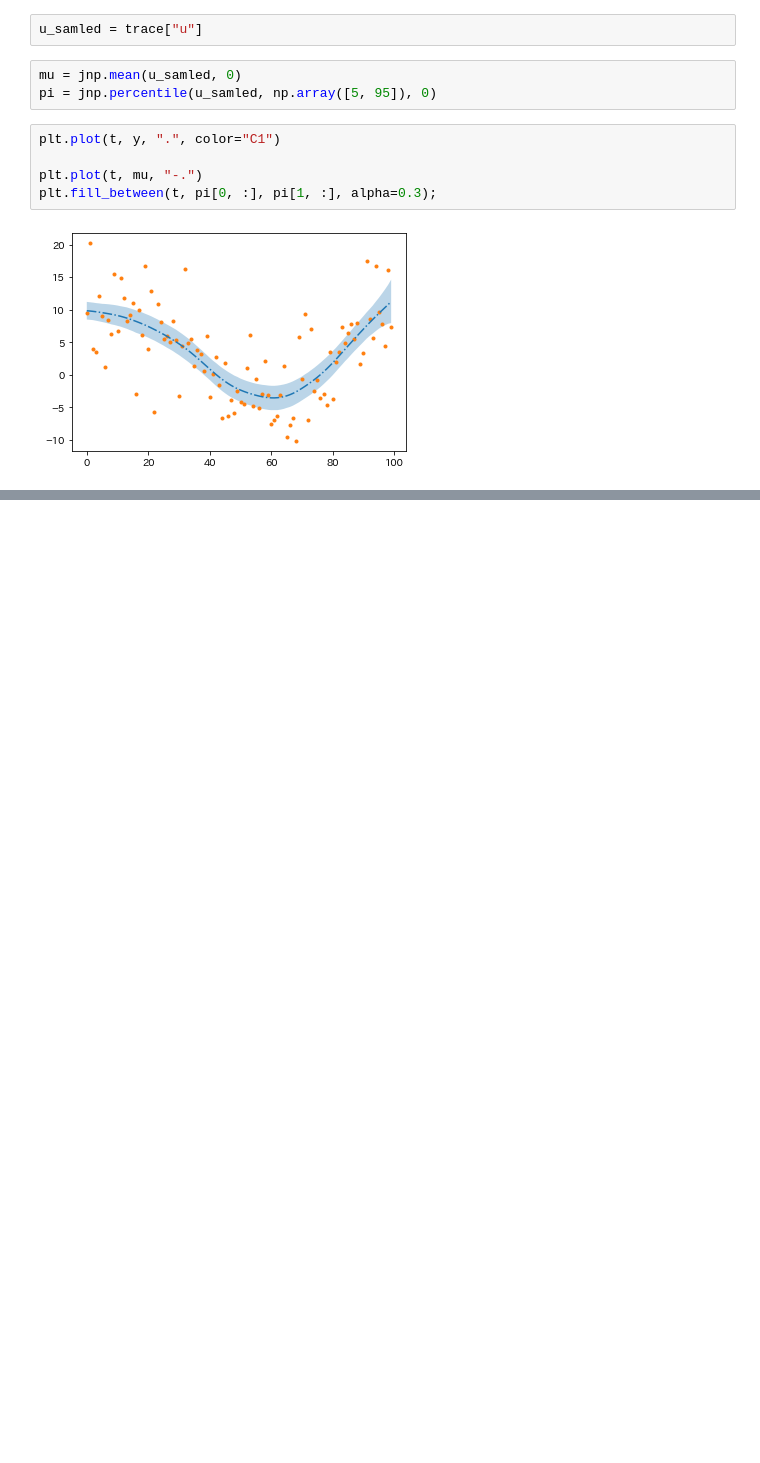
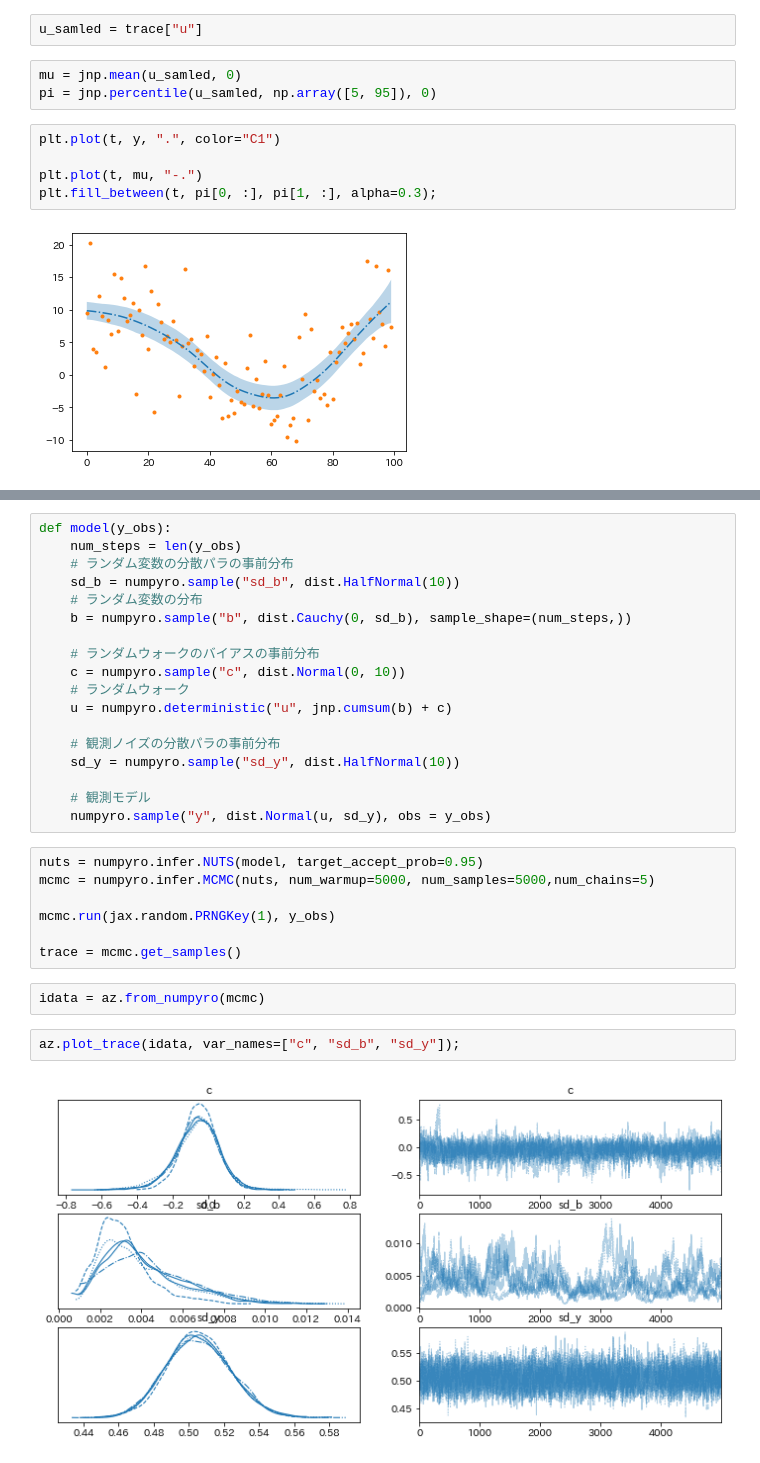
Before and after one commit to gomi-kuzu/practice_bayes_by_py, a Jupyter notebook: Ud_NPR_Ad_Sec6.ipynb, the cells around one changed output, grey strips where cells are left out. Drawn from its saved outputs; the diff is of its cells as text; blank space fills up the shorter version.

```diff
--- a/Ud_NPR_Ad_Sec6.ipynb
+++ b/Ud_NPR_Ad_Sec6.ipynb
@@ -160,0 +188,31 @@ plt.fill_between(t, pi[0, :], pi[1, :], alpha=0.3);
+# %%
+def model(y_obs):
+    num_steps = len(y_obs)
+    # ランダム変数の分散パラの事前分布
+    sd_b = numpyro.sample("sd_b", dist.HalfNormal(10))
+    # ランダム変数の分布
+    b = numpyro.sample("b", dist.Cauchy(0, sd_b), sample_shape=(num_steps,))
+
+    # ランダムウォークのバイアスの事前分布
+    c = numpyro.sample("c", dist.Normal(0, 10))
+    # ランダムウォーク
+    u = numpyro.deterministic("u", jnp.cumsum(b) + c)
+
+    # 観測ノイズの分散パラの事前分布
+    sd_y = numpyro.sample("sd_y", dist.HalfNormal(10))
+
+    # 観測モデル
+    numpyro.sample("y", dist.Normal(u, sd_y), obs = y_obs)
+# %%
+nuts = numpyro.infer.NUTS(model, target_accept_prob=0.95)
+mcmc = numpyro.infer.MCMC(nuts, num_warmup=5000, num_samples=5000,num_chains=5)
+
+mcmc.run(jax.random.PRNGKey(1), y_obs)
+
+trace = mcmc.get_samples()
+# %%
+idata = az.from_numpyro(mcmc)
+# %%
+az.plot_trace(idata, var_names=["c", "sd_b", "sd_y"]);
+# %% [output]
+[figure, added]
```
Also changed, not shown: parts of 24 cells of this notebook.
